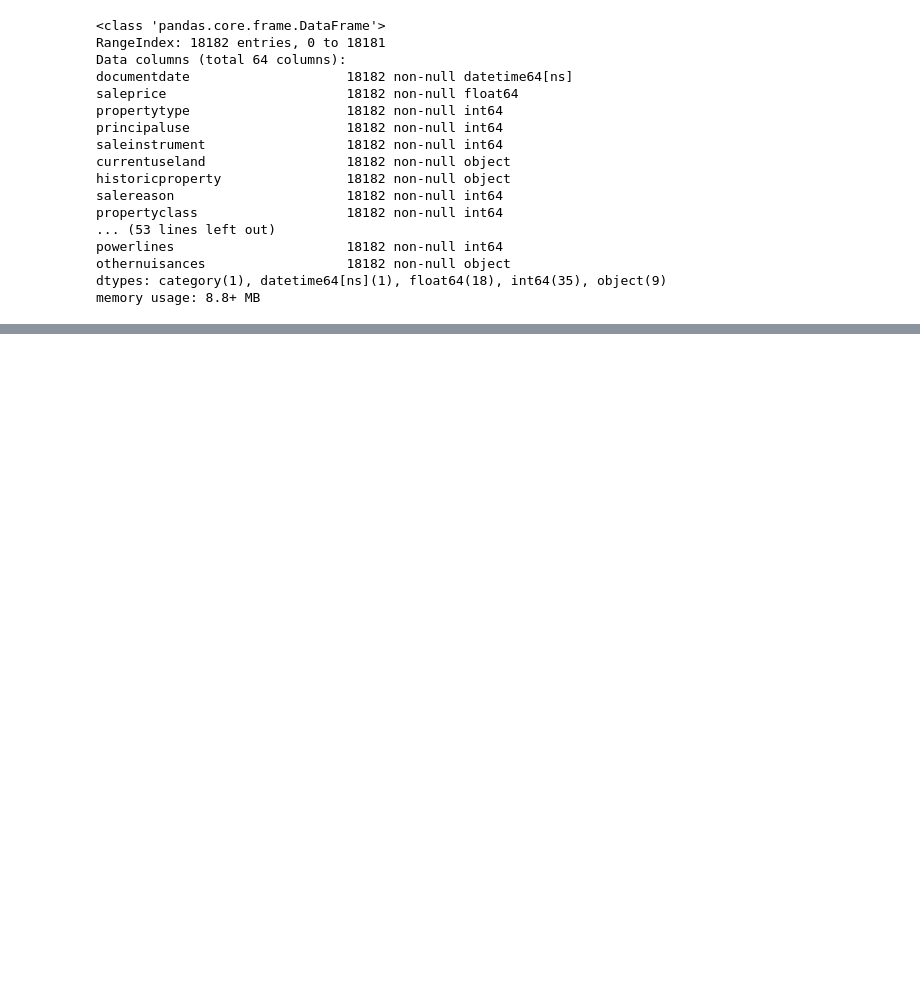
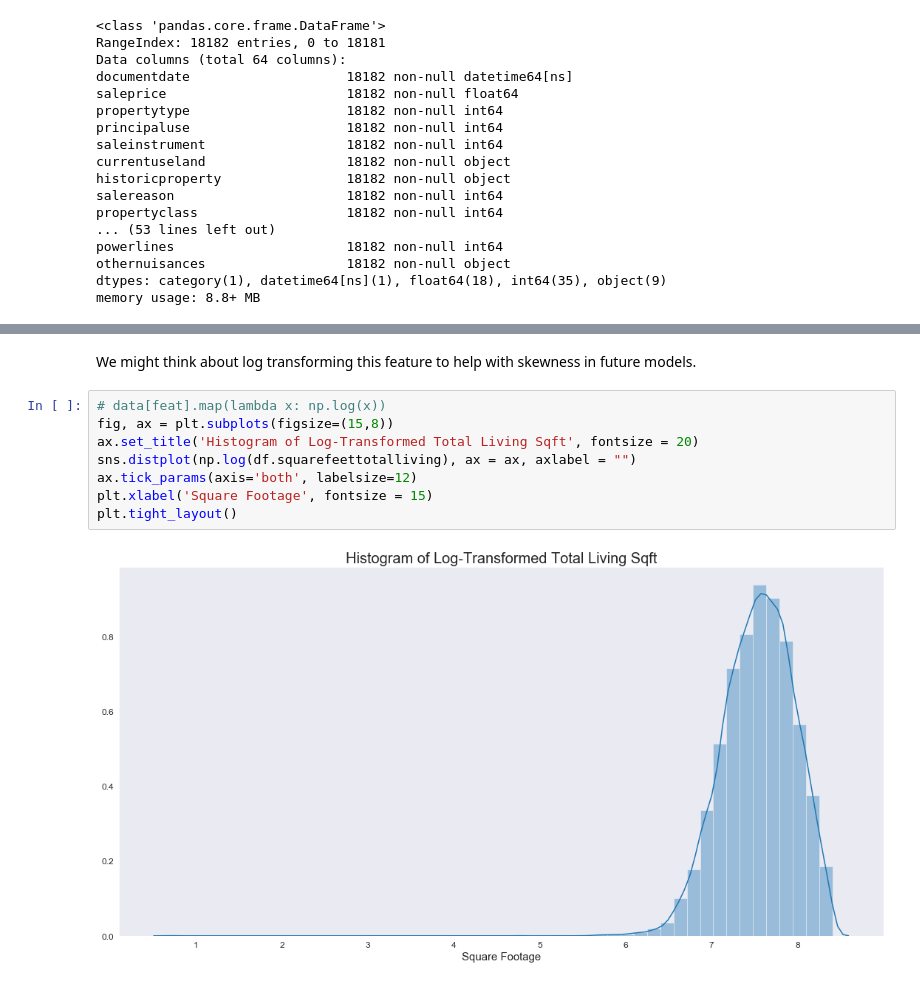
Before and after one commit to lecritch/king_county_housing_prices_linear_regression, a Jupyter notebook: exploratory/lmc_notebooks/fsm1_lc.ipynb, the cells around one changed output, grey strips where cells are left out. Saved outputs shown, nothing was run; the diff lists cells and outputs as text; blank space fills up the shorter version.

```diff
--- a/exploratory/lmc_notebooks/fsm1_lc.ipynb
+++ b/exploratory/lmc_notebooks/fsm1_lc.ipynb
@@ -253,0 +308,12 @@ memory usage: 8.8+ MB
+# %% [markdown]
+We might think about log transforming this feature to help with skewness in future models.
+# %%
+# data[feat].map(lambda x: np.log(x))
+fig, ax = plt.subplots(figsize=(15,8))
+ax.set_title('Histogram of Log-Transformed Total Living Sqft', fontsize = 20)
+sns.distplot(np.log(df.squarefeettotalliving), ax = ax, axlabel = "")
+ax.tick_params(axis='both', labelsize=12)
+plt.xlabel('Square Footage', fontsize = 15)
+plt.tight_layout()
+# %% [output]
+[figure, added]
```
Also changed, not shown: parts of 78 cells of this notebook, 2 other files.
